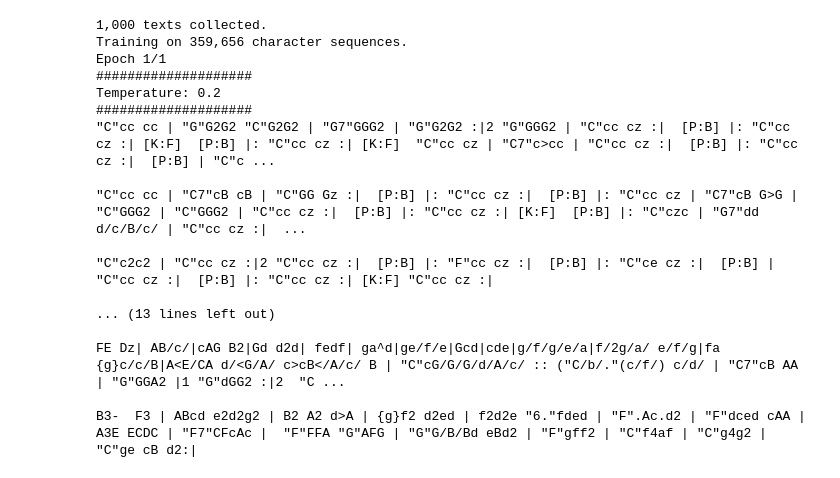
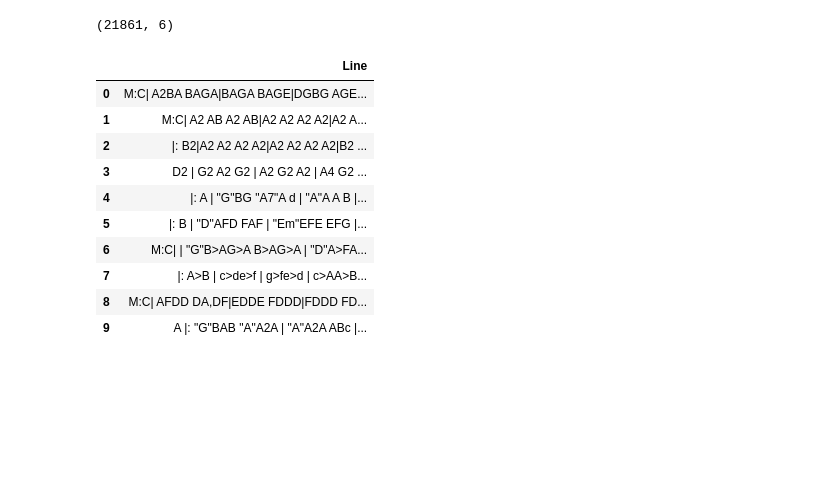
Before and after one commit to nrhodes1451/what-the-folk, a Jupyter notebook: Rubbish NN.ipynb, the cells around one changed output. Cells and saved outputs as stored; diff of their text form; code cells hidden in the pictures; blank space fills up the shorter version.

```diff
--- a/Rubbish NN.ipynb
+++ b/Rubbish NN.ipynb
@@ -24,3 +11,6 @@ features[123]
 # %%
 df = pd.DataFrame(features).drop("complete", 1)
+df.shape
+# %% [output]
+(21861, 6)
 # %%
@@ -29,31 +19,13 @@ df.to_csv('tunes.csv', columns = ["tune"], index = False)
 # %%
 # Train model
-textgen.train_from_file('tunes.csv',
-                        num_epochs=1,
-                        is_csv=True)
+#textgen.train_from_file('21000 tunes.csv',
+#                        num_epochs=1,
+#                        is_csv=True)
 # Save model
-textgen.save(weights_path='tunes 1 full epoch.hdf5')
+textgen.save(weights_path='tunes 21000.hdf5')
-# %% [output]
-1,000 texts collected.
-Training on 359,656 character sequences.
-Epoch 1/1
-####################
-Temperature: 0.2
-####################
-"C"cc cc | "G"G2G2 "C"G2G2 | "G7"GGG2 | "G"G2G2 :|2 "G"GGG2 | "C"cc cz :|  [P:B] |: "C"cc cz :| [K:F]  [P:B] |: "C"cc cz :| [K:F]  "C"cc cz | "C7"c>cc | "C"cc cz :|  [P:B] |: "C"cc cz :|  [P:B] | "C"c ...
-
-"C"cc cc | "C7"cB cB | "C"GG Gz :|  [P:B] |: "C"cc cz :|  [P:B] |: "C"cc cz | "C7"cB G>G | "C"GGG2 | "C"GGG2 | "C"cc cz :|  [P:B] |: "C"cc cz :| [K:F]  [P:B] |: "C"czc | "G7"dd d/c/B/c/ | "C"cc cz :|  ...
-
-"C"c2c2 | "C"cc cz :|2 "C"cc cz :|  [P:B] |: "F"cc cz :|  [P:B] |: "C"ce cz :|  [P:B] | "C"cc cz :|  [P:B] |: "C"cc cz :| [K:F] "C"cc cz :|
-
-... (13 lines left out)
-
-FE Dz| AB/c/|cAG B2|Gd d2d| fedf| ga^d|ge/f/e|Gcd|cde|g/f/g/e/a|f/2g/a/ e/f/g|fa {g}c/c/B|A<E/CA d/<G/A/ c>cB</A/c/ B | "C"cG/G/G/d/A/c/ :: ("C/b/."(c/f/) c/d/ | "C7"cB AA | "G"GGA2 |1 "G"dGG2 :|2  "C ...
-
-B3-  F3 | ABcd e2d2g2 | B2 A2 d>A | {g}f2 d2ed | f2d2e "6."fded | "F".Ac.d2 | "F"dced cAA | A3E ECDC | "F7"CFcAc |  "F"FFA "G"AFG | "G"G/B/Bd eBd2 | "F"gff2 | "C"f4af | "C"g4g2 | "C"ge cB d2:|
 # %%
 # Load model
-rubbish = textgenrnn('tunes 1 full epoch.hdf5')
+rubbish = textgenrnn('tunes 21000.hdf5')
 # %%
 # Generate sentences
 generated_tunes = rubbish.generate(10,
@@ -65,0 +38,14 @@ df_tunes.to_csv("generated tunes.csv", index = False)
+# %%
+df_tunes
+# %% [output]
+|  | Line |
+| 0 | M:C| A2BA BAGA|BAGA BAGE|DGBG AGE... |
+| 1 | M:C| A2 AB A2 AB|A2 A2 A2 A2|A2 A... |
+| 2 | |: B2|A2 A2 A2 A2|A2 A2 A2 A2|B2 ... |
+| 3 | D2 | G2 A2 G2 | A2 G2 A2 | A4 G2 ... |
+| 4 | |: A | "G"BG "A7"A d | "A"A A B |... |
+| 5 | |: B | "D"AFD FAF | "Em"EFE EFG |... |
+| 6 | M:C| | "G"B>AG>A B>AG>A | "D"A>FA... |
+| 7 | |: A>B | c>de>f | g>fe>d | c>AA>B... |
+| 8 | M:C| AFDD DA,DF|EDDE FDDD|FDDD FD... |
+| 9 | A |: "G"BAB "A"A2A | "A"A2A ABc |... |
```
Also changed, not shown: parts of 4 cells of this notebook, 29 other files.
